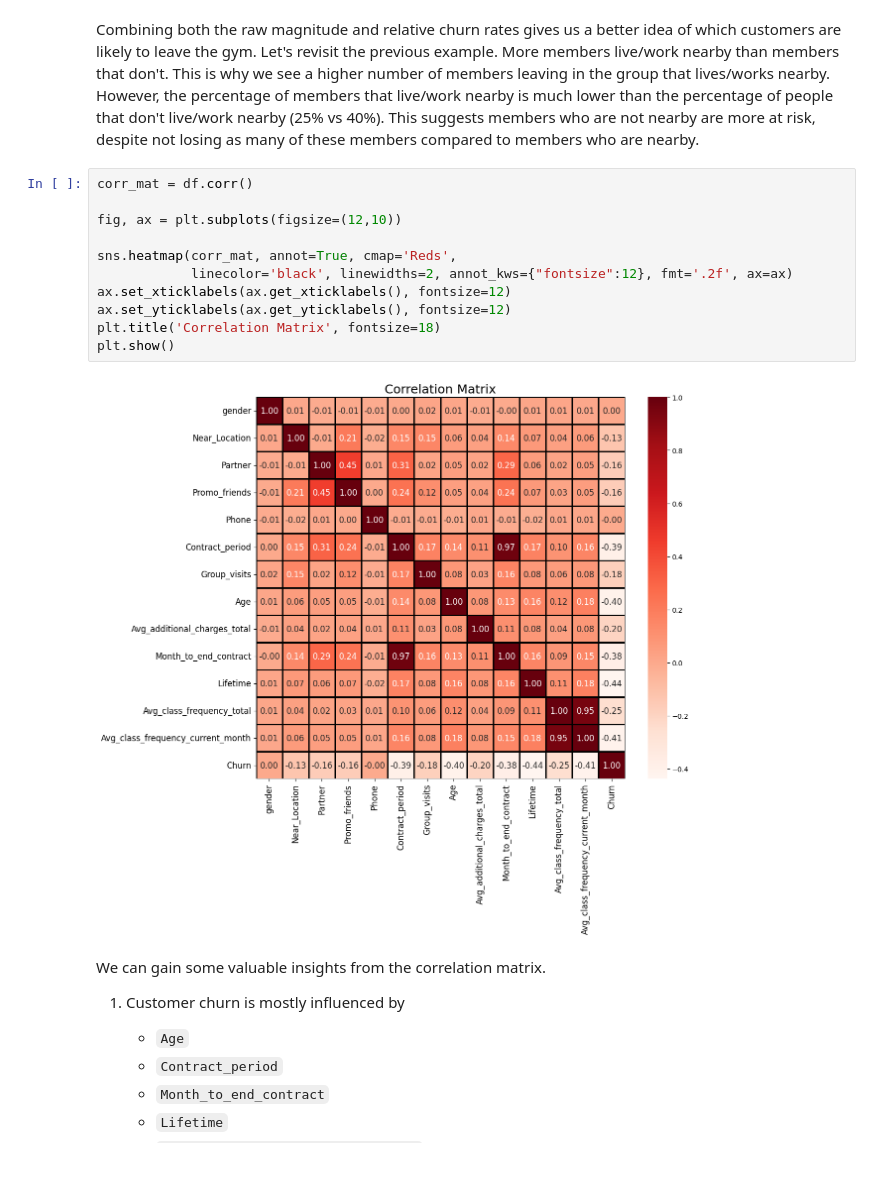
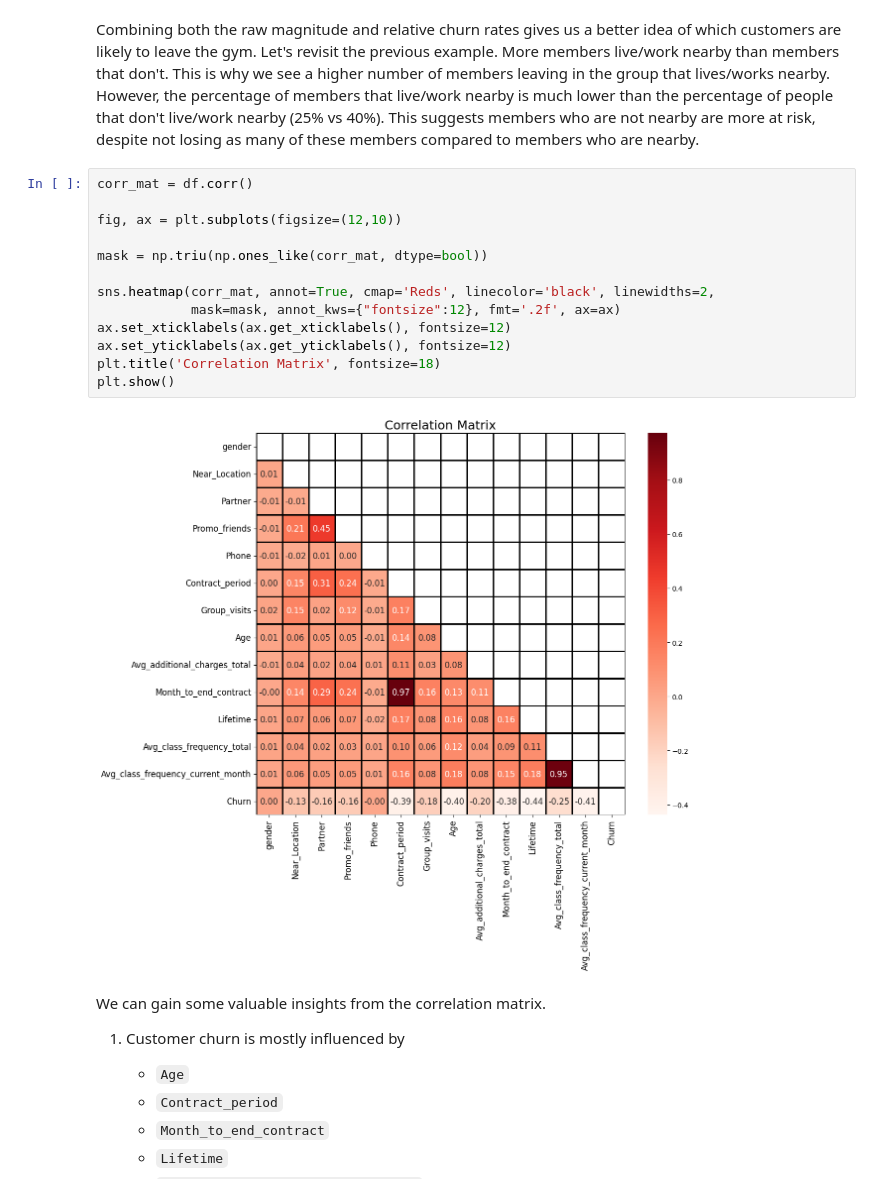
Before and after one commit to kennethwirjadisastra/customer_churn, a Jupyter notebook: gym_churn_eda.ipynb, the cells around one changed output. Saved outputs shown, nothing was run; the diff lists cells and outputs as text.

```diff
--- a/gym_churn_eda.ipynb
+++ b/gym_churn_eda.ipynb
@@ -234,16 +234,18 @@ Combining both the raw magnitude and relative churn rates gives us a better idea
 # %%
 corr_mat = df.corr()
 
 fig, ax = plt.subplots(figsize=(12,10))
 
-sns.heatmap(corr_mat, annot=True, cmap='Reds',
-            linecolor='black', linewidths=2, annot_kws={"fontsize":12}, fmt='.2f', ax=ax)
+mask = np.triu(np.ones_like(corr_mat, dtype=bool))
+
+sns.heatmap(corr_mat, annot=True, cmap='Reds', linecolor='black', linewidths=2,
+            mask=mask, annot_kws={"fontsize":12}, fmt='.2f', ax=ax)
 ax.set_xticklabels(ax.get_xticklabels(), fontsize=12)
 ax.set_yticklabels(ax.get_yticklabels(), fontsize=12)
 plt.title('Correlation Matrix', fontsize=18)
 plt.show()
 # %% [output]
-[figure, old version]
+[figure, new version]
 # %% [markdown]
 We can gain some valuable insights from the correlation matrix.
 1. Customer churn is mostly influenced by
```
Also changed, not shown: parts of 1 cell of this notebook, 1 other file.
